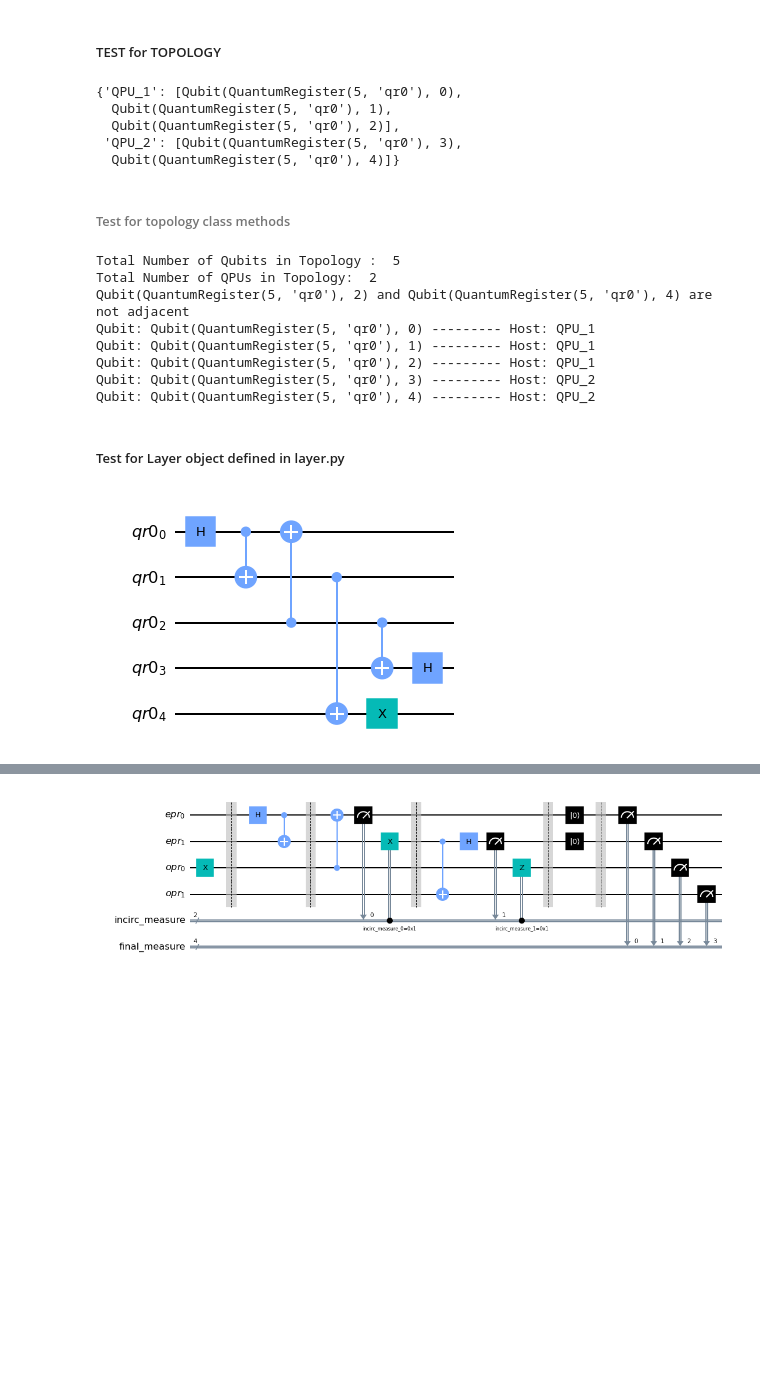
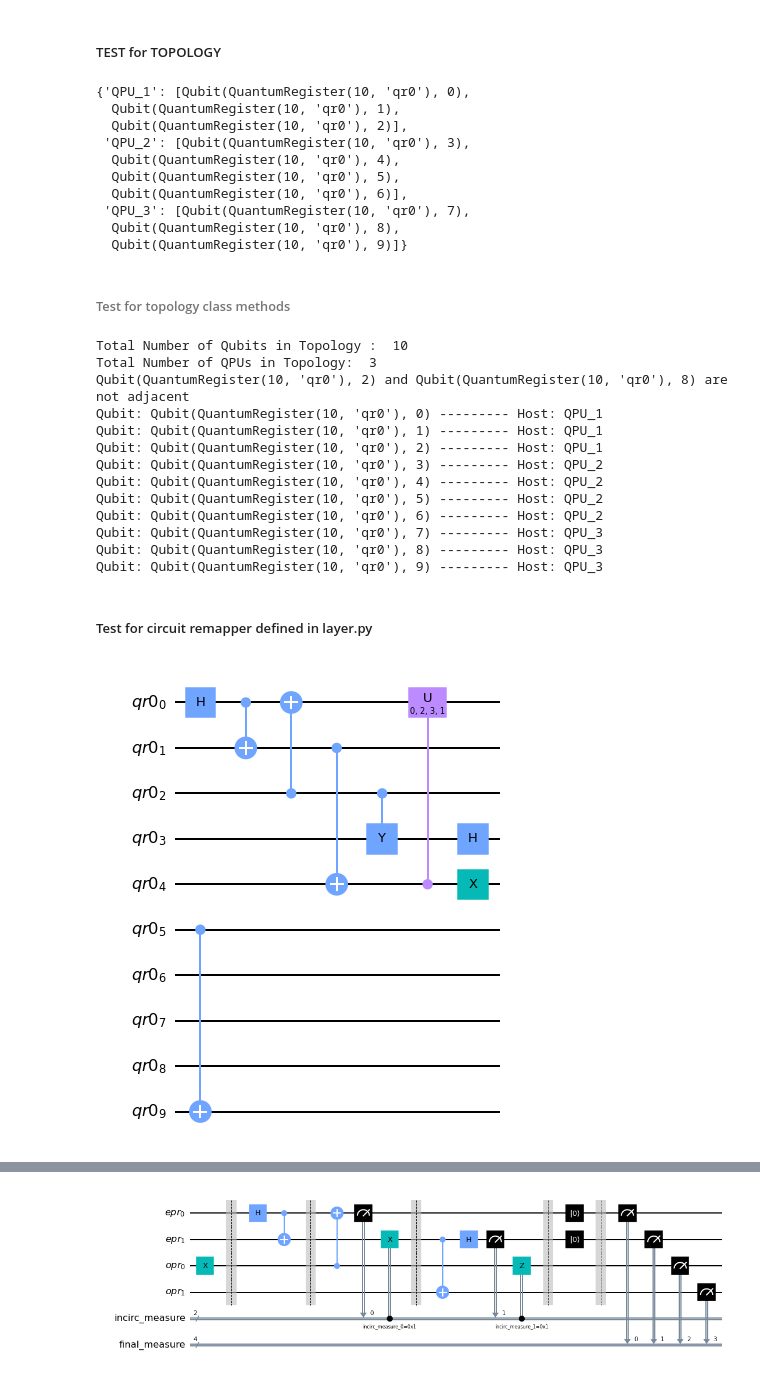
Before and after one commit to Interlin-q/diskit, a Jupyter notebook: distributed_qiskit/LayerByLayer.ipynb, the cells around one changed output, grey strips where cells are left out. Saved outputs shown, nothing was run; the diff lists cells and outputs as text; code cells hidden in the pictures; blank space fills up the shorter version.

Commit message:
Capability for arbitrary double qubit gates added

```diff
--- a/distributed_qiskit/LayerByLayer.ipynb
+++ b/distributed_qiskit/LayerByLayer.ipynb
@@ -151,24 +35,31 @@ plot_histogram(sim_count)  # Display the output on measurement of state vector
 ##### TEST for TOPOLOGY
 # %%
 # Write a q_map as dictionary
-n = 5
-qr0 = QuantumRegister(n, 'qr0')
-qr1 = QuantumRegister(2, 'qr1')
+n_q, n_e = 10, 3
+qr0 = QuantumRegister(n_q, 'qr0')
+qr1 = QuantumRegister(n_e, 'qr1')
 q_map = {
     "QPU_1" : [Qubit(qr0, i) for i in range(3)],
-    "QPU_2" : [Qubit(qr0, i) for i in range(3,n)]
+    "QPU_2" : [Qubit(qr0, i) for i in range(3,7)],
+    "QPU_3" : [Qubit(qr0, i) for i in range(7,n_q)]
 }
 e_map = {
     "QPU_1" : Qubit(qr1, 0),
-    "QPU_2" : Qubit(qr1, 1)
+    "QPU_2" : Qubit(qr1, 1),
+    "QPU_3" : Qubit(qr1, 2)
 }
 q_map
 # %% [output]
-{'QPU_1': [Qubit(QuantumRegister(5, 'qr0'), 0),
-  Qubit(QuantumRegister(5, 'qr0'), 1),
-  Qubit(QuantumRegister(5, 'qr0'), 2)],
- 'QPU_2': [Qubit(QuantumRegister(5, 'qr0'), 3),
-  Qubit(QuantumRegister(5, 'qr0'), 4)]}
+{'QPU_1': [Qubit(QuantumRegister(10, 'qr0'), 0),
+  Qubit(QuantumRegister(10, 'qr0'), 1),
+  Qubit(QuantumRegister(10, 'qr0'), 2)],
+ 'QPU_2': [Qubit(QuantumRegister(10, 'qr0'), 3),
+  Qubit(QuantumRegister(10, 'qr0'), 4),
+  Qubit(QuantumRegister(10, 'qr0'), 5),
+  Qubit(QuantumRegister(10, 'qr0'), 6)],
+ 'QPU_3': [Qubit(QuantumRegister(10, 'qr0'), 7),
+  Qubit(QuantumRegister(10, 'qr0'), 8),
+  Qubit(QuantumRegister(10, 'qr0'), 9)]}
 # %% [markdown]
 ###### Test for topology class methods
 # %%
@@ -178,7 +69,7 @@ print("Total Number of Qubits in Topology : ", circuit_topo.num_qubits())
 print("Total Number of QPUs in Topology: ", circuit_topo.num_hosts())
 
 Qubit1 = q_map["QPU_1"][2]
-Qubit2 = q_map["QPU_2"][1]
+Qubit2 = q_map["QPU_3"][1]
 print("{} and {} are adjacent".format(Qubit1, Qubit2)
       if circuit_topo.are_adjacent(Qubit1, Qubit2) else
       "{} and {} are not adjacent".format(Qubit1, Qubit2))
@@ -186,28 +77,35 @@ print("{} and {} are adjacent".format(Qubit1, Qubit2)
 for qubit in circuit_topo.qubits:
     print("Qubit: {} --------- Host: {}".format(qubit, circuit_topo.get_host(qubit)))
 # %% [output]
-Total Number of Qubits in Topology :  5
-Total Number of QPUs in Topology:  2
-Qubit(QuantumRegister(5, 'qr0'), 2) and Qubit(QuantumRegister(5, 'qr0'), 4) are not adjacent
-Qubit: Qubit(QuantumRegister(5, 'qr0'), 0) --------- Host: QPU_1
-Qubit: Qubit(QuantumRegister(5, 'qr0'), 1) --------- Host: QPU_1
-Qubit: Qubit(QuantumRegister(5, 'qr0'), 2) --------- Host: QPU_1
-Qubit: Qubit(QuantumRegister(5, 'qr0'), 3) --------- Host: QPU_2
-Qubit: Qubit(QuantumRegister(5, 'qr0'), 4) --------- Host: QPU_2
+Total Number of Qubits in Topology :  10
+Total Number of QPUs in Topology:  3
+Qubit(QuantumRegister(10, 'qr0'), 2) and Qubit(QuantumRegister(10, 'qr0'), 8) are not adjacent
+Qubit: Qubit(QuantumRegister(10, 'qr0'), 0) --------- Host: QPU_1
+Qubit: Qubit(QuantumRegister(10, 'qr0'), 1) --------- Host: QPU_1
+Qubit: Qubit(QuantumRegister(10, 'qr0'), 2) --------- Host: QPU_1
+Qubit: Qubit(QuantumRegister(10, 'qr0'), 3) --------- Host: QPU_2
+Qubit: Qubit(QuantumRegister(10, 'qr0'), 4) --------- Host: QPU_2
+Qubit: Qubit(QuantumRegister(10, 'qr0'), 5) --------- Host: QPU_2
+Qubit: Qubit(QuantumRegister(10, 'qr0'), 6) --------- Host: QPU_2
+Qubit: Qubit(QuantumRegister(10, 'qr0'), 7) --------- Host: QPU_3
+Qubit: Qubit(QuantumRegister(10, 'qr0'), 8) --------- Host: QPU_3
+Qubit: Qubit(QuantumRegister(10, 'qr0'), 9) --------- Host: QPU_3
 # %% [markdown]
-##### Test for Layer object defined in layer.py
+##### Test for circuit remapper defined in layer.py
 # %%
 qc = QuantumCircuit(qr0)
 qc.h(0)
 qc.cx(0,1)
 qc.cx(2,0)
-qc.cx(2,3)
+qc.cy(2,3)
 qc.cx(1,4)
+qc.cu(0,2,3,1,4,0)
+qc.cx(5,9)
 qc.x(4)
 qc.h(3)
 qc.draw(output='mpl')
 # %% [output]
-[figure, old version]
+[figure, new version]
 # %%
 circ_object = CircuitRemapper(qc, circuit_topo)
 layers_here = circ_object._circuit_to_layers()
```
Also changed, not shown: parts of 23 cells of this notebook, 1 other file.
